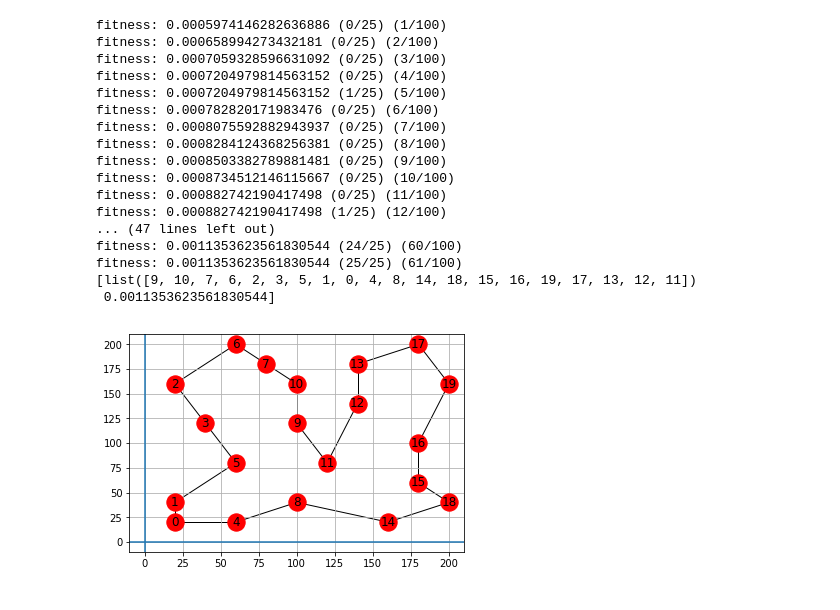
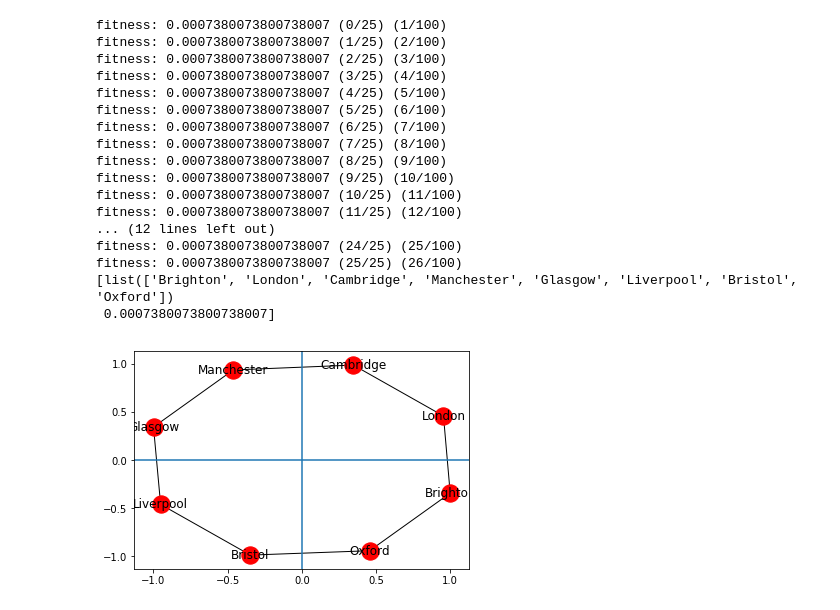
Before and after one commit to SpencerCBryson/TSP-GeneticAlgorithm, a Jupyter notebook: Genetic Algorithm.ipynb, the cells around one changed output. Drawn from its saved outputs; the diff is of its cells as text; code cells hidden in the pictures.

```diff
--- a/Genetic Algorithm.ipynb
+++ b/Genetic Algorithm.ipynb
@@ -28,11 +54,19 @@ import networkx as nx
 
 graph = nx.Graph()
 
-for n, p in data.items():
-    graph.add_node(n)
-    graph.node[n]['pos'] = p
+if not map_data_type:
+    for n, p in data.items():
+        graph.add_node(n)
+        graph.node[n]['pos'] = p
+else:
+    for n in data.keys():
+        graph.add_node(n)
 
-nx.draw_networkx(graph, data)
+if map_data_type:
+    nx.draw_networkx(graph)
+else:
+    nx.draw_networkx(graph, data)
+
 
 plt.axhline(y=0)
 plt.axvline(x=0)
@@ -221,50 +258,55 @@ while not terminated and iter_count <= max_iters:
     iter_count += 1
 
     lastval = fitness
 
     if counter == iters:
         terminated = True
 
     c_str = "(" + str(counter) + "/" + str(iters) + ")" + " (" + str(iter_count) + "/" + str(max_iters) + ")"
     print("fitness:", fitness, c_str)
 
 # adequate solution found
 solution = select_top(individuals, 1)[0]
 path = solution[0]
 edges = list(get_edges(path))
 
 print(solution)
 
 graph = nx.Graph()
 
 for n, p in data.items():
     graph.add_node(n)
     graph.node[n]['pos'] = p
 
 graph.add_edges_from(edges)
 
-nx.draw_networkx(graph, data, arrows=True)
+#plt.grid()
+
+
+if map_data_type:
+    nx.draw_networkx(graph, arrows=True)
+else:
+    nx.draw_networkx(graph, data, arrows=True)
 
 plt.axhline(y=0)
 plt.axvline(x=0)
-plt.grid()
 plt.show()
 # %% [output]
-fitness: 0.0005974146282636886 (0/25) (1/100)
-fitness: 0.000658994273432181 (0/25) (2/100)
-fitness: 0.0007059328596631092 (0/25) (3/100)
-fitness: 0.0007204979814563152 (0/25) (4/100)
-fitness: 0.0007204979814563152 (1/25) (5/100)
-fitness: 0.000782820171983476 (0/25) (6/100)
-fitness: 0.0008075592882943937 (0/25) (7/100)
-fitness: 0.0008284124368256381 (0/25) (8/100)
-fitness: 0.0008503382789881481 (0/25) (9/100)
-fitness: 0.0008734512146115667 (0/25) (10/100)
-fitness: 0.000882742190417498 (0/25) (11/100)
-fitness: 0.000882742190417498 (1/25) (12/100)
-... (47 lines left out)
-fitness: 0.0011353623561830544 (24/25) (60/100)
-fitness: 0.0011353623561830544 (25/25) (61/100)
-[list([9, 10, 7, 6, 2, 3, 5, 1, 0, 4, 8, 14, 18, 15, 16, 19, 17, 13, 12, 11])
- 0.0011353623561830544]
+fitness: 0.0007380073800738007 (0/25) (1/100)
+fitness: 0.0007380073800738007 (1/25) (2/100)
+fitness: 0.0007380073800738007 (2/25) (3/100)
+fitness: 0.0007380073800738007 (3/25) (4/100)
+fitness: 0.0007380073800738007 (4/25) (5/100)
+fitness: 0.0007380073800738007 (5/25) (6/100)
+fitness: 0.0007380073800738007 (6/25) (7/100)
+fitness: 0.0007380073800738007 (7/25) (8/100)
+fitness: 0.0007380073800738007 (8/25) (9/100)
+fitness: 0.0007380073800738007 (9/25) (10/100)
+fitness: 0.0007380073800738007 (10/25) (11/100)
+fitness: 0.0007380073800738007 (11/25) (12/100)
+... (12 lines left out)
+fitness: 0.0007380073800738007 (24/25) (25/100)
+fitness: 0.0007380073800738007 (25/25) (26/100)
+[list(['Brighton', 'London', 'Cambridge', 'Manchester', 'Glasgow', 'Liverpool', 'Bristol', 'Oxford'])
+ 0.0007380073800738007]
-[figure, old version]
+[figure, new version]
```
Also changed, not shown: parts of 5 cells of this notebook.
